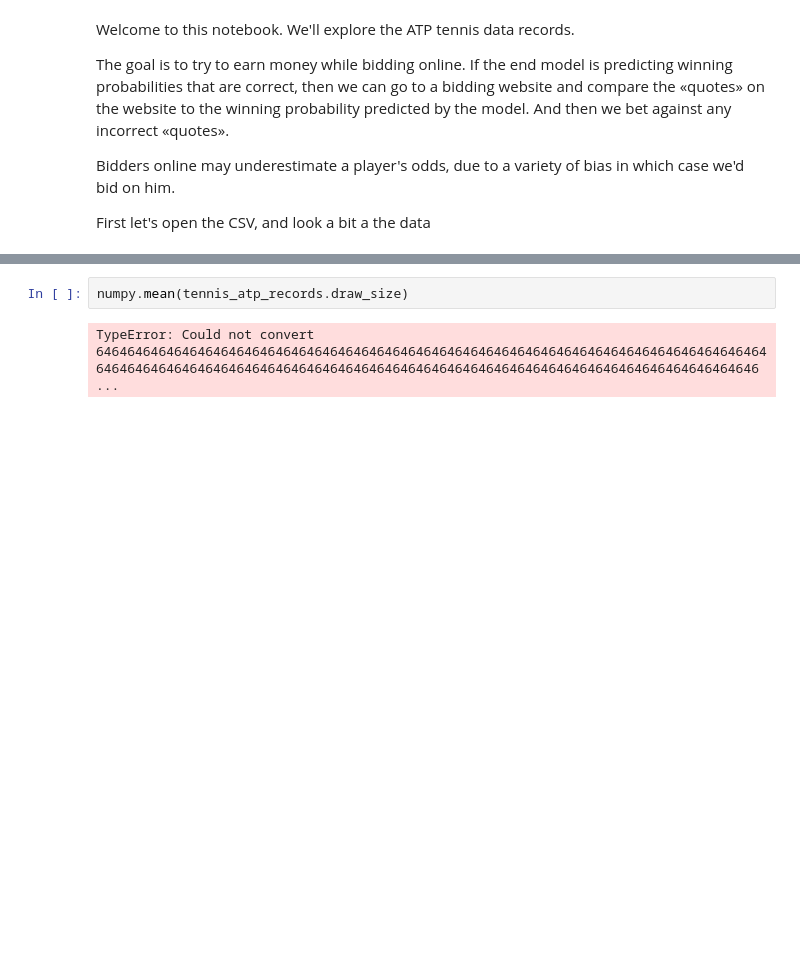
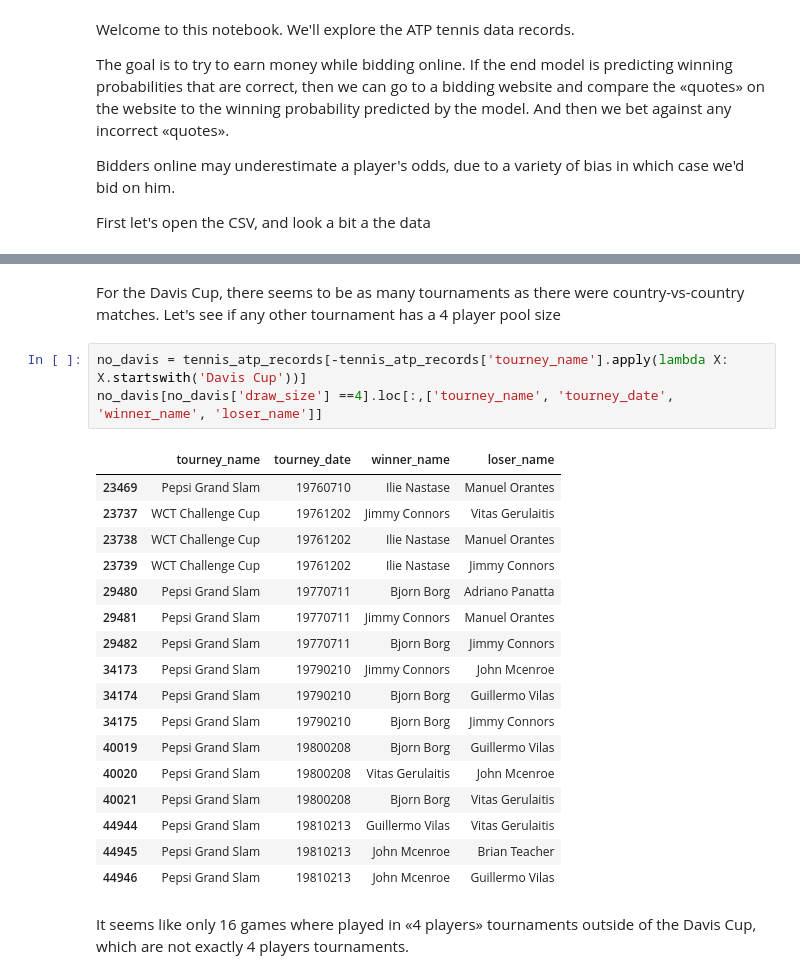
Before and after one commit to daillouf/CasinoRoyal, a Jupyter notebook: Tennis.ipynb, the cells around one changed output, grey strips where cells are left out. Cells and saved outputs as stored; diff of their text form; blank space fills up the shorter version.

```diff
--- a/Tennis.ipynb
+++ b/Tennis.ipynb
@@ -32,4 +31,25 @@ Index(['tourney_id', 'tourney_name', 'surface', 'draw_size', 'tourney_level',
-# %%
-numpy.mean(tennis_atp_records.draw_size)
-# %% [output]
-TypeError: Could not convert 646464646464646464646464646464646464646464646464646464646464646464646464646464646464646464646464646464646464646464646464646464646464646464646464646464646464646464646464646 ...
+# %% [markdown]
+For the Davis Cup, there seems to be as many tournaments as there were country-vs-country matches. Let's see if any other tournament has a 4 player pool size
+# %%
+no_davis = tennis_atp_records[-tennis_atp_records['tourney_name'].apply(lambda X: X.startswith('Davis Cup'))]
+no_davis[no_davis['draw_size'] ==4].loc[:,['tourney_name', 'tourney_date', 'winner_name', 'loser_name']]
+# %% [output]
+|  | tourney_name | tourney_date | winner_name | loser_name |
+| 23469 | Pepsi Grand Slam | 19760710 | Ilie Nastase | Manuel Orantes |
+| 23737 | WCT Challenge Cup | 19761202 | Jimmy Connors | Vitas Gerulaitis |
+| 23738 | WCT Challenge Cup | 19761202 | Ilie Nastase | Manuel Orantes |
+| 23739 | WCT Challenge Cup | 19761202 | Ilie Nastase | Jimmy Connors |
+| 29480 | Pepsi Grand Slam | 19770711 | Bjorn Borg | Adriano Panatta |
+| 29481 | Pepsi Grand Slam | 19770711 | Jimmy Connors | Manuel Orantes |
+| 29482 | Pepsi Grand Slam | 19770711 | Bjorn Borg | Jimmy Connors |
+| 34173 | Pepsi Grand Slam | 19790210 | Jimmy Connors | John Mcenroe |
+| 34174 | Pepsi Grand Slam | 19790210 | Bjorn Borg | Guillermo Vilas |
+| 34175 | Pepsi Grand Slam | 19790210 | Bjorn Borg | Jimmy Connors |
+| 40019 | Pepsi Grand Slam | 19800208 | Bjorn Borg | Guillermo Vilas |
+| 40020 | Pepsi Grand Slam | 19800208 | Vitas Gerulaitis | John Mcenroe |
+| 40021 | Pepsi Grand Slam | 19800208 | Bjorn Borg | Vitas Gerulaitis |
+| 44944 | Pepsi Grand Slam | 19810213 | Guillermo Vilas | Vitas Gerulaitis |
+| 44945 | Pepsi Grand Slam | 19810213 | John Mcenroe | Brian Teacher |
+| 44946 | Pepsi Grand Slam | 19810213 | John Mcenroe | Guillermo Vilas |
+# %% [markdown]
+It seems like only 16 games where played in «4 players» tournaments outside of the Davis Cup, which are not exactly 4 players tournaments.
```
Also changed, not shown: parts of 6 cells of this notebook, 4 other files.
